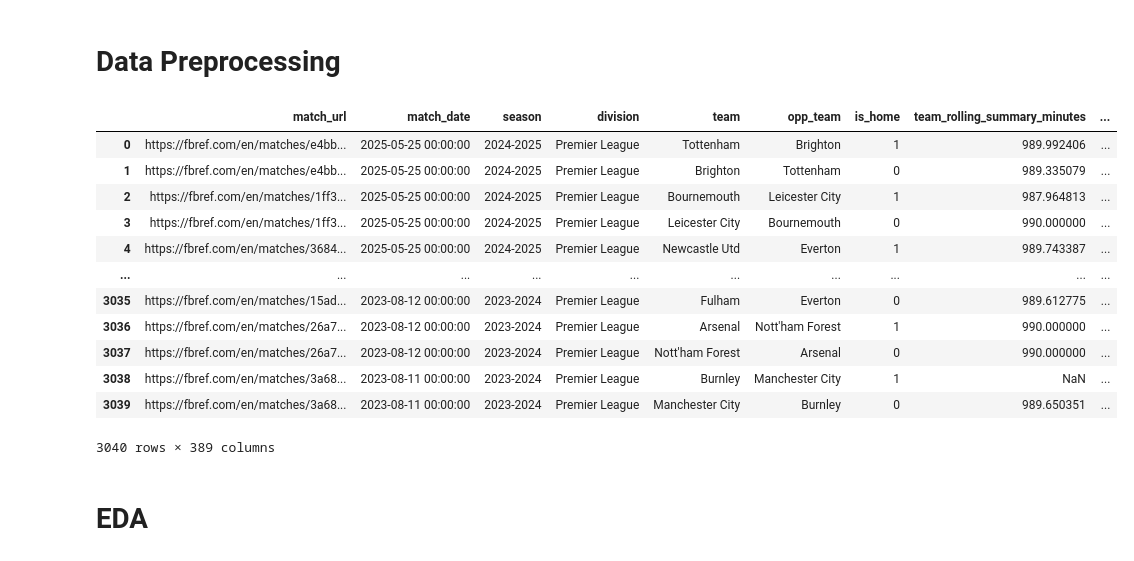
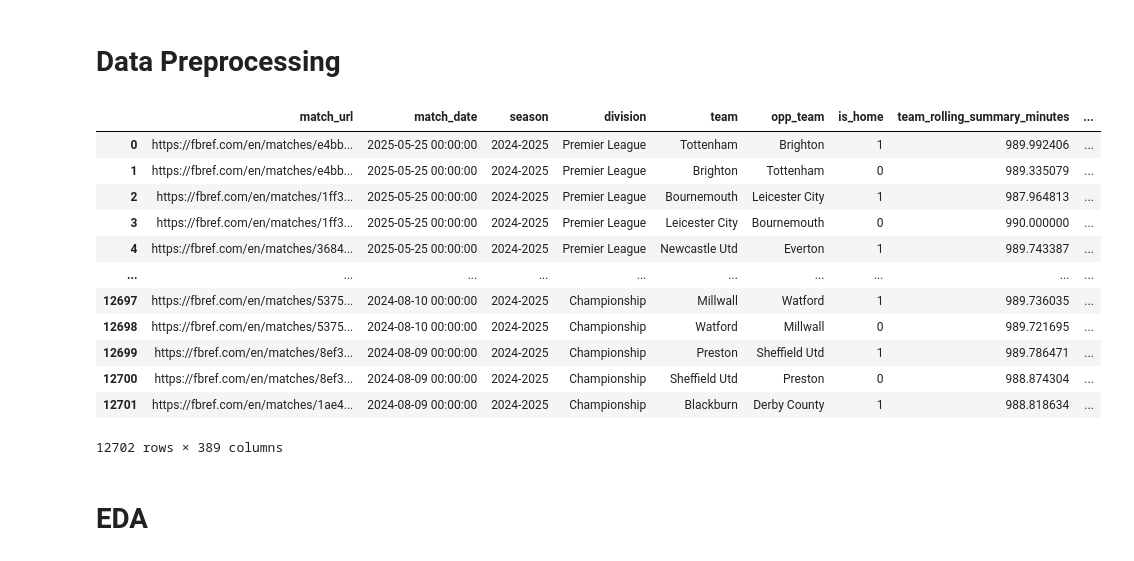
Before and after one commit to louis-porter/algobetting, a Jupyter notebook: algo/models/team_corners/xgb_team_corners.ipynb, the cells around one changed output. Cells and saved outputs as stored; diff of their text form; code cells hidden in the pictures.

```diff
--- a/algo/models/team_corners/xgb_team_corners.ipynb
+++ b/algo/models/team_corners/xgb_team_corners.ipynb
@@ -4,43 +4,43 @@
 import pandas as pd
 import sqlite3
 import numpy as np
 from sklearn.model_selection import train_test_split
 from sklearn.metrics import accuracy_score, mean_squared_error, r2_score, mean_poisson_deviance, mean_gamma_deviance
 from sklearn.metrics import mean_squared_error, mean_absolute_error
 import xgboost as xgb
 
 conn = sqlite3.connect(r'C:\Users\Owner\dev\algobetting\infra\data\db\algobetting.db')
 
 df = pd.read_sql_query("""
                         SELECT DISTINCT
                             f.*,
-                            ms.corner_kicks,
-                            ms.opp_corner_kicks
+                            ms.passing_corner_kicks,
+                            ms.opp_passing_corner_kicks
                         FROM
                             team_all_features_365_005 f
                         JOIN
-                            fbref_match_summary ms
+                            fbref_match_summary_v2 ms
                                 ON ms.match_url = f.match_url
                                 AND ms.team = f.team
                         WHERE
-                            f.match_date > '2017-11-01'
+                            f.team_rolling_summary_minutes IS NOT NULL
                        """, conn)
 
 df
 # %% [output]
 |  | match_url | match_date | season | division | team | opp_team | is_home | team_rolling_summary_minutes | ... |
 | 0 | https://fbref.com/en/matches/e4bb... | 2025-05-25 00:00:00 | 2024-2025 | Premier League | Tottenham | Brighton | 1 | 989.992406 | ... |
 | 1 | https://fbref.com/en/matches/e4bb... | 2025-05-25 00:00:00 | 2024-2025 | Premier League | Brighton | Tottenham | 0 | 989.335079 | ... |
 | 2 | https://fbref.com/en/matches/1ff3... | 2025-05-25 00:00:00 | 2024-2025 | Premier League | Bournemouth | Leicester City | 1 | 987.964813 | ... |
 | 3 | https://fbref.com/en/matches/1ff3... | 2025-05-25 00:00:00 | 2024-2025 | Premier League | Leicester City | Bournemouth | 0 | 990.000000 | ... |
 | 4 | https://fbref.com/en/matches/3684... | 2025-05-25 00:00:00 | 2024-2025 | Premier League | Newcastle Utd | Everton | 1 | 989.743387 | ... |
 | ... | ... | ... | ... | ... | ... | ... | ... | ... | ... |
-| 3035 | https://fbref.com/en/matches/15ad... | 2023-08-12 00:00:00 | 2023-2024 | Premier League | Fulham | Everton | 0 | 989.612775 | ... |
-| 3036 | https://fbref.com/en/matches/26a7... | 2023-08-12 00:00:00 | 2023-2024 | Premier League | Arsenal | Nott'ham Forest | 1 | 990.000000 | ... |
-| 3037 | https://fbref.com/en/matches/26a7... | 2023-08-12 00:00:00 | 2023-2024 | Premier League | Nott'ham Forest | Arsenal | 0 | 990.000000 | ... |
-| 3038 | https://fbref.com/en/matches/3a68... | 2023-08-11 00:00:00 | 2023-2024 | Premier League | Burnley | Manchester City | 1 | NaN | ... |
-| 3039 | https://fbref.com/en/matches/3a68... | 2023-08-11 00:00:00 | 2023-2024 | Premier League | Manchester City | Burnley | 0 | 989.650351 | ... |
+| 12697 | https://fbref.com/en/matches/5375... | 2024-08-10 00:00:00 | 2024-2025 | Championship | Millwall | Watford | 1 | 989.736035 | ... |
+| 12698 | https://fbref.com/en/matches/5375... | 2024-08-10 00:00:00 | 2024-2025 | Championship | Watford | Millwall | 0 | 989.721695 | ... |
+| 12699 | https://fbref.com/en/matches/8ef3... | 2024-08-09 00:00:00 | 2024-2025 | Championship | Preston | Sheffield Utd | 1 | 989.786471 | ... |
+| 12700 | https://fbref.com/en/matches/8ef3... | 2024-08-09 00:00:00 | 2024-2025 | Championship | Sheffield Utd | Preston | 0 | 988.874304 | ... |
+| 12701 | https://fbref.com/en/matches/1ae4... | 2024-08-09 00:00:00 | 2024-2025 | Championship | Blackburn | Derby County | 1 | 988.818634 | ... |
-3040 rows × 389 columns
+12702 rows × 389 columns
 # %% [markdown]
 # EDA
 # %%
```
Also changed, not shown: parts of 5 cells of this notebook.
